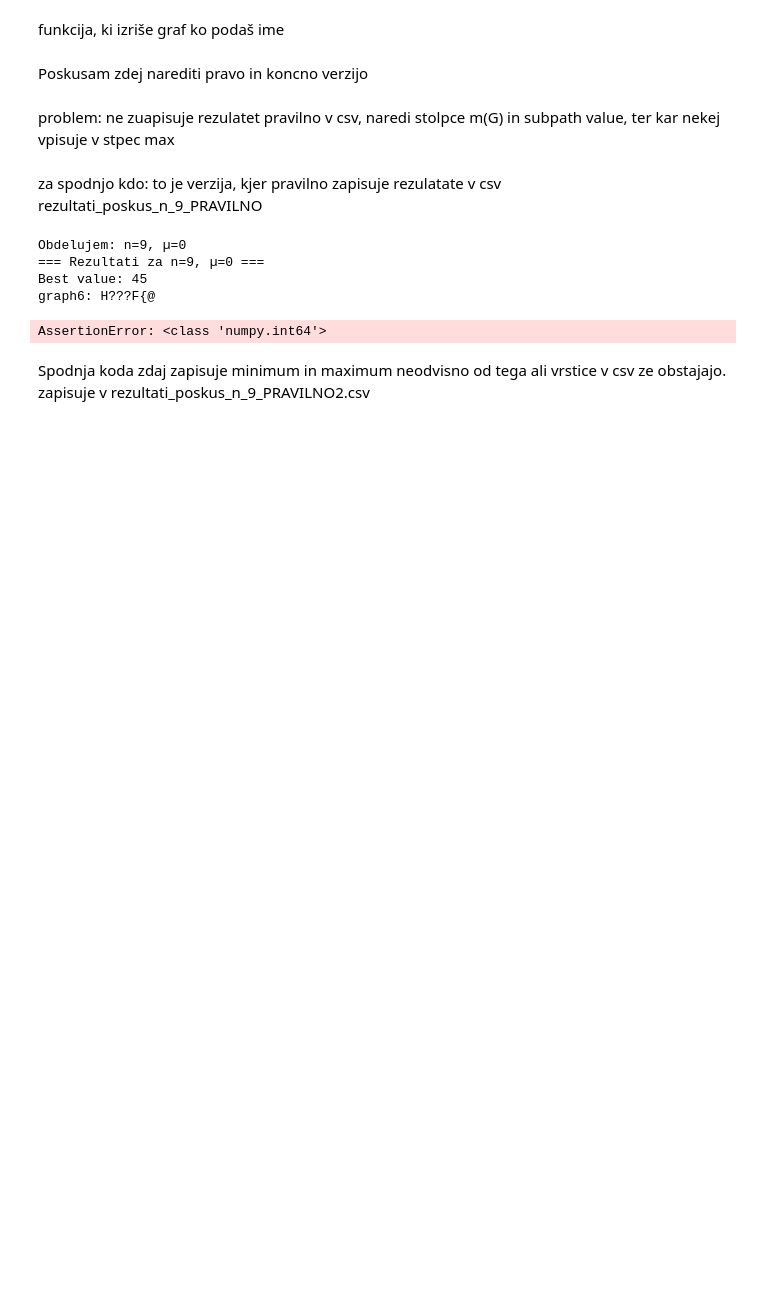
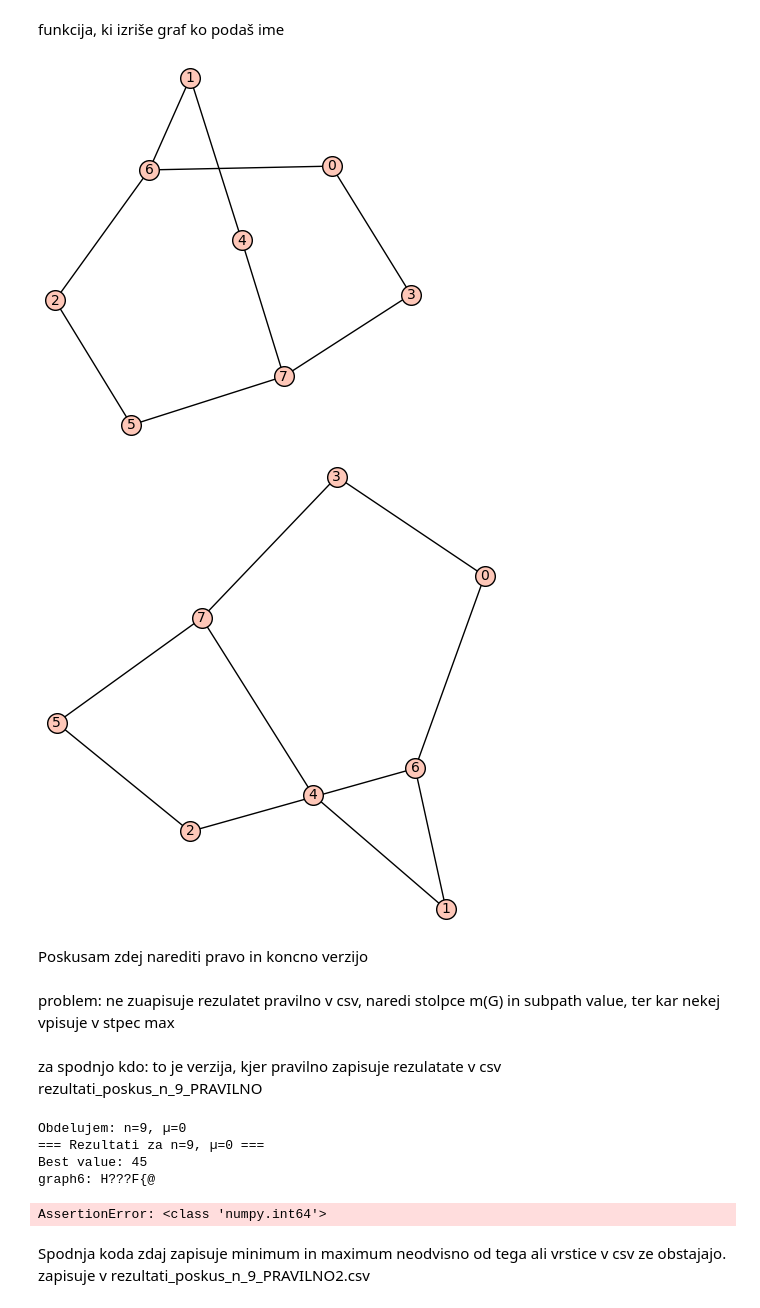
Before and after one commit to jan-maradin/Subpath-number-prescribed-cyclomatic-number, a Jupyter notebook: Vecji_grafi.ipynb, the cells around one changed output. Saved outputs shown, nothing was run; the diff lists cells and outputs as text; code cells hidden in the pictures; blank space fills up the shorter version.

```diff
--- a/Vecji_grafi.ipynb
+++ b/Vecji_grafi.ipynb
@@ -447,12 +447,15 @@ funkcija, ki izriše graf ko podaš ime
 # %%
 from sage.all import *
 
-g6 = "G~~~~{"   # tukaj daš svoj graph6 zapis
+g6 = "GCOf?w"   # tukaj daš svoj graph6 zapis
 G = Graph(g6)  # iz enoličnega zapisa narediš graf
 
 G.show()       # odpre okno / zriše graf
 # ali:
 plot(G)        # vrne sliko grafa kot objekt
+# %% [output]
+[figure, added]
+[figure, added]
 # %% [markdown]
 Poskusam zdej narediti pravo in koncno verzijo
 # %%
```
